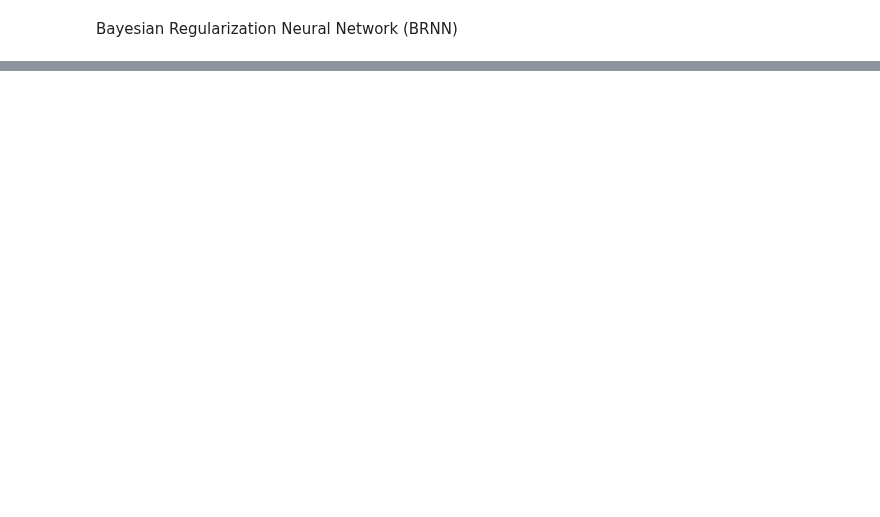
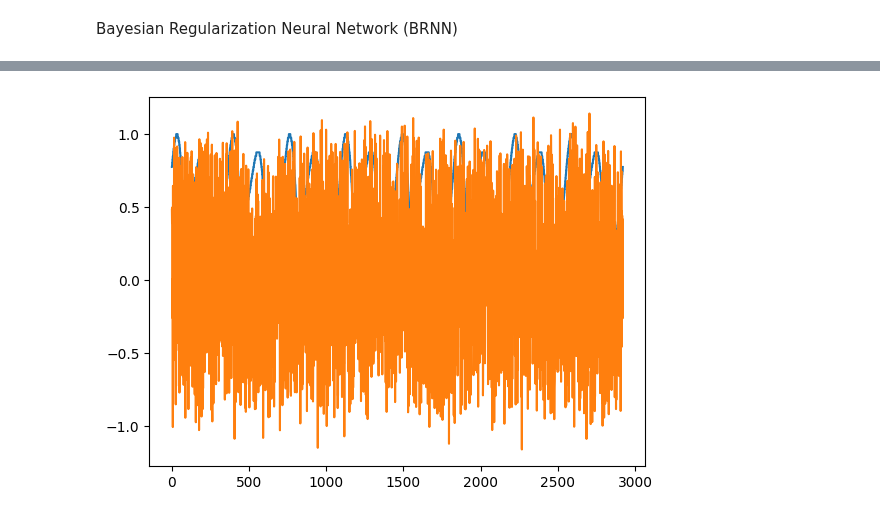
Before and after one commit to azamsuratem/predictprayertimes, a Jupyter notebook: python/objective_2_new.ipynb, the cells around one changed output, grey strips where cells are left out. Saved outputs shown, nothing was run; the diff lists cells and outputs as text; code cells hidden in the pictures; blank space fills up the shorter version.

```diff
--- a/python/objective_2_new.ipynb
+++ b/python/objective_2_new.ipynb
@@ -385,3 +305,12 @@ MSE: 0.635, KL: 9.049
+# %%
+y_asr = torch.tensor(normalizedDF["esolat_asr"].values, dtype=float).float()
+pred_asr = model_asr(x_test)
+
+plt.plot(x_test.data.numpy(), y_asr.data.numpy(), color="C0")
+plt.plot(x_test.data.numpy(), pred_asr.data.numpy(), color="C1")
+plt.show()
+# %% [output]
+[figure, added]
 # %%
 model_maghrib = build_brnn("esolat_maghrib")
 # %% [output]
```
Also changed, not shown: parts of 22 cells of this notebook.
